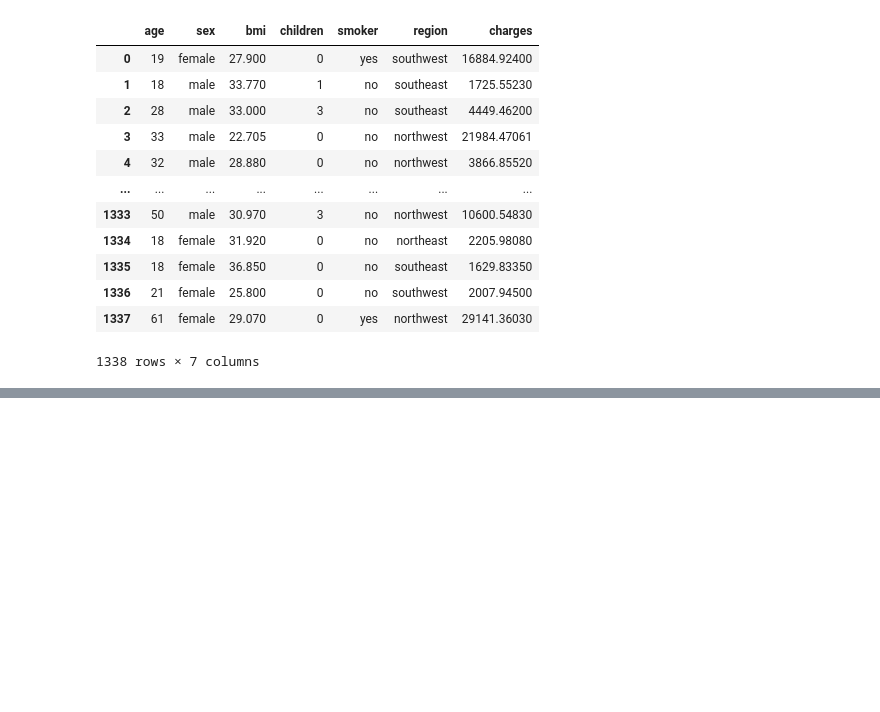
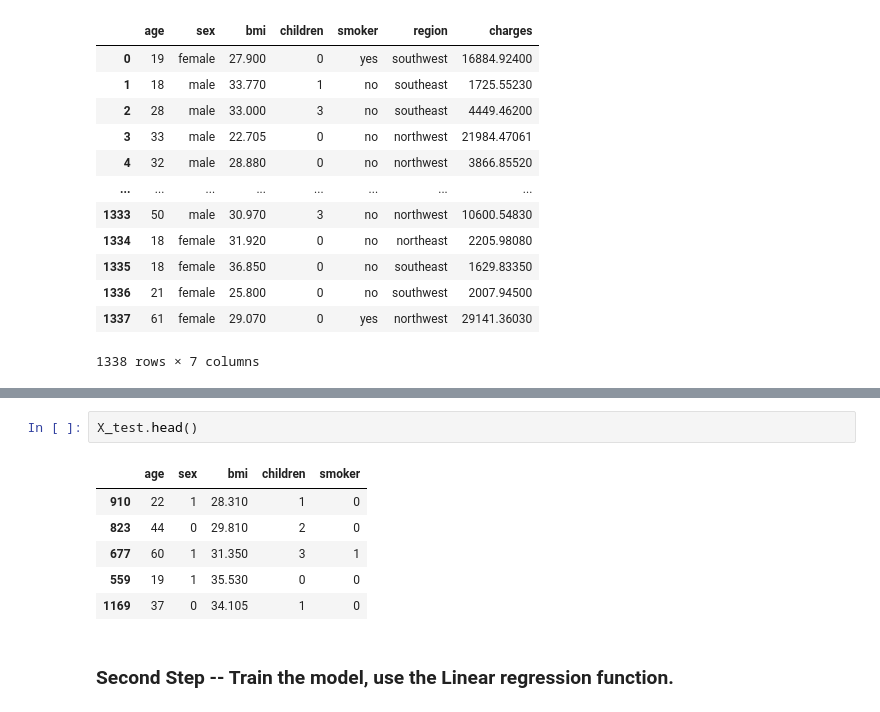
Before and after one commit to jay-0510/AI-ML-Algorithms, a Jupyter notebook: Linear Regression/linear_regression.ipynb, the cells around one changed output, grey strips where cells are left out. Cells and saved outputs as stored; diff of their text form; blank space fills up the shorter version.

Commit message:
Implementation of Linear Regression

```diff
--- a/Linear Regression/linear_regression.ipynb
+++ b/Linear Regression/linear_regression.ipynb
@@ -24,0 +68,11 @@ insurance_data
+# %%
+X_test.head()
+# %% [output]
+|  | age | sex | bmi | children | smoker |
+| 910 | 22 | 1 | 28.310 | 1 | 0 |
+| 823 | 44 | 0 | 29.810 | 2 | 0 |
+| 677 | 60 | 1 | 31.350 | 3 | 1 |
+| 559 | 19 | 1 | 35.530 | 0 | 0 |
+| 1169 | 37 | 0 | 34.105 | 1 | 0 |
+# %% [markdown]
+### Second Step -- Train the model, use the Linear regression function.
```
Also changed, not shown: parts of 13 cells of this notebook.
